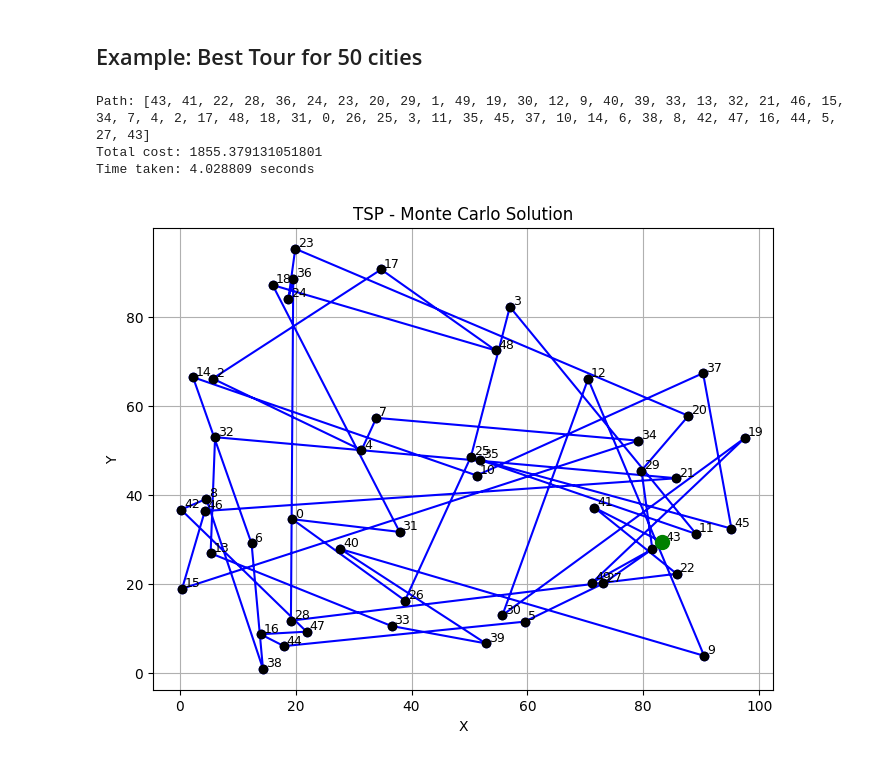
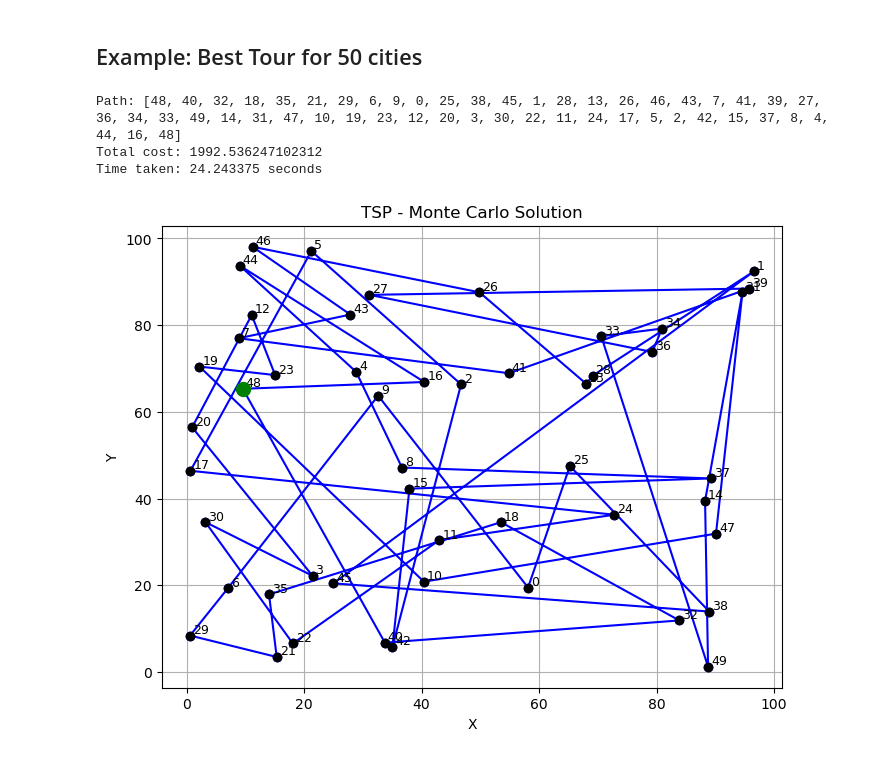
Before and after one commit to AntekBall/NMOprojektTSP, a Jupyter notebook: MC_solver.ipynb, the cells around one changed output. Drawn from its saved outputs; the diff is of its cells as text; code cells hidden in the pictures.

```diff
--- a/MC_solver.ipynb
+++ b/MC_solver.ipynb
@@ -149,20 +245,21 @@ Time taken: 0.452143 seconds
 ## Example: Best Tour for 50 cities
 # %%
 num_cities = 50
+random.seed(101)
 coords = generate_coordinates(num_cities)
 distance_matrix = compute_distance_matrix(coords)
 
 start_time = time.time()
 path, cost = monte_carlo_tsp(distance_matrix, iterations=500000)
 end_time = time.time()
 
 print("Path:", path)
 print("Total cost:", cost)
 print("Time taken: {:.6f} seconds".format(end_time - start_time))
 
-plot_tsp(coords, path, filename='50_MC.png')
+plot_tsp(coords, path, filename=r".\images\50_MC.png")
 # %% [output]
-Path: [43, 41, 22, 28, 36, 24, 23, 20, 29, 1, 49, 19, 30, 12, 9, 40, 39, 33, 13, 32, 21, 46, 15, 34, 7, 4, 2, 17, 48, 18, 31, 0, 26, 25, 3, 11, 35, 45, 37, 10, 14, 6, 38, 8, 42, 47, 16, 44, 5, 27, 43]
-Total cost: 1855.379131051801
-Time taken: 4.028809 seconds
+Path: [48, 40, 32, 18, 35, 21, 29, 6, 9, 0, 25, 38, 45, 1, 28, 13, 26, 46, 43, 7, 41, 39, 27, 36, 34, 33, 49, 14, 31, 47, 10, 19, 23, 12, 20, 3, 30, 22, 11, 24, 17, 5, 2, 42, 15, 37, 8, 4, 44, 16, 48]
+Total cost: 1992.536247102312
+Time taken: 24.243375 seconds
-[figure, old version]
+[figure, new version]
```
Also changed, not shown: parts of 5 cells of this notebook, 20 other files.
